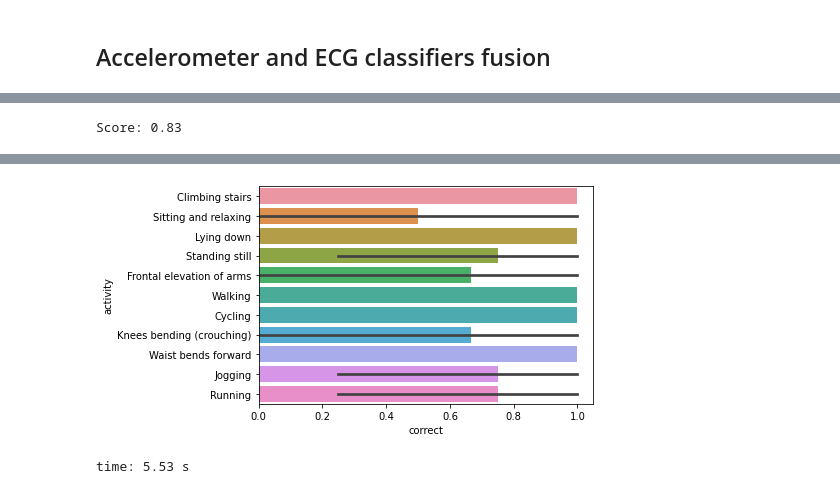
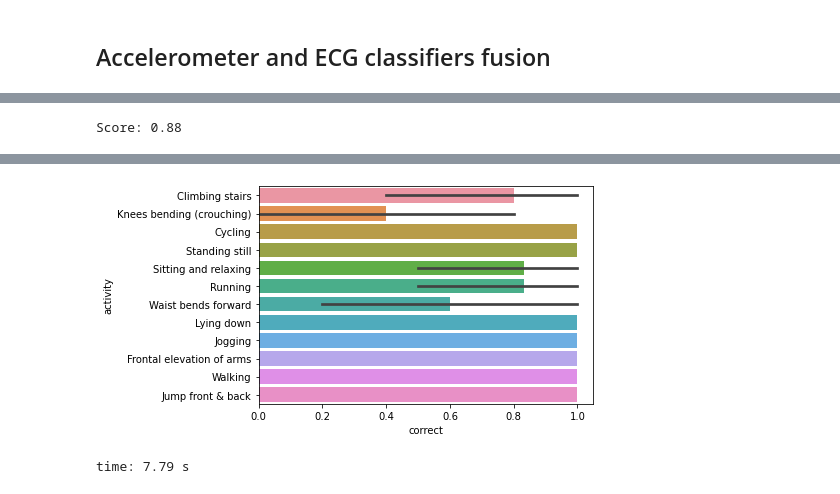
Before and after one commit to Midren/ActivityClassification, a Jupyter notebook: project.ipynb, the cells around one changed output, grey strips where cells are left out. Saved outputs shown, nothing was run; the diff lists cells and outputs as text; code cells hidden in the pictures.

```diff
--- a/project.ipynb
+++ b/project.ipynb
@@ -463,5 +499,5 @@ time: 5.27 ms
 # %%
 for signals, activity in signal_activity_pairs:
-    signals.iloc[:, 0] = signal.medfilt(signals.iloc[:, 0])
-    break
+    b, a, score = get_best_filter(signals.iloc[:, 0], 0.4, 0.6, 'highpass', fs, signal.buttord, signal.butter)
+    signals.iloc[:, 0] = signal.lfilter(b, a, signals.iloc[:, 0])
 # %% [output]
@@ -971,14 +1014,13 @@ params = {
             'degree': np.arange(1, 6, 1)
         }
 
-model = SVC()
-clf = GridSearchCV(model, params, n_jobs=5,
+clf = GridSearchCV(SVC(), params, n_jobs=5,
                cv=StratifiedKFold(random_state=42, shuffle=True),
                verbose=0, refit=True)
 
 scaler = StandardScaler()
 clf.fit(scaler.fit_transform(X_train), y_train)
-y_pred = clf.predict(scaler.transform(X_test))
+y_pred = clf.predict(scaler.fit_transform(X_test))
 score = accuracy_score(y_pred, y_test)
 print("Score: {:.2f}".format(score))
 show_result(y_pred, y_test)
@@ -994,3 +1032,3 @@ time: 7.62 s
 # %%
-best_params = {'C': 12.25, 'degree': 1, 'kernel': 'rbf'}
+best_params = {'C': 13, 'degree': 2, 'kernel': 'poly'}
 # %% [output]
@@ -1005,7 +1042,0 @@ time: 415 µs
-# %%
-data = pd.concat([ accel_features_df.iloc[:, :-1], ecg_features_df.iloc[:, [0, 1, 2, 3, 4, 8, 9, 10, 10, -4, -3, -2, -1]] ], axis=1)
-# data = pd.concat([ accel_features_df.iloc[:, :-1], ecg_features_df.iloc[:, :] ], axis=1)
-
-X = data.drop(columns=['activity'])
-y = data['activity']
-X_train, X_test, y_train, y_test = train_test_split(X, y, test_size=0.20, random_state=42, stratify=y)
@@ -1051,26 +1172,34 @@ time: 16.7 s
 # %%
+feature_set = features[11]
+data = pd.concat([ accel_features_df.iloc[:, :-1], ecg_features_df.iloc[:, feature_set + [-1]] ], axis=1)
+
+X = data.drop(columns=['activity'])
+y = data['activity']
+X_train, X_test, y_train, y_test = train_test_split(X, y, test_size=0.20, random_state=42, stratify=y)
+
 model_accel = SVC(**best_params)
 scaler2 = StandardScaler()
 model_accel.fit(scaler2.fit_transform(X_train.iloc[:, :27]), y_train)
-y_pred_train = model_accel.predict(scaler2.fit_transform(X_train.iloc[:, :27]))
-y_pred_test = model_accel.predict(scaler2.fit_transform(X_test.iloc[:, :27]))
+y_pred_train = model_accel.predict(scaler2.transform(X_train.iloc[:, :27]))
+y_pred_test = model_accel.predict(scaler2.transform(X_test.iloc[:, :27]))
 
 clf_ecg = GridSearchCV(XGBClassifier(), params, n_jobs=5,
                cv=StratifiedKFold(random_state=42, shuffle=True),
                verbose=0, refit=True)
 
 pca = PCA(n_components=1)
 scaler = StandardScaler()
 pca_comps_train = pca.fit_transform(scaler.fit_transform(X_train.iloc[:, 27:]))
 clf_ecg.fit(np.hstack([pca_comps_train, y_pred_train.reshape(-1, 1)]), y_train)
+
 pca_comps_test = pca.transform(scaler.transform(X_test.iloc[:, 27:]))
 y_pred = clf_ecg.predict(np.hstack([pca_comps_test, y_pred_test.reshape(-1, 1)]))
 score = accuracy_score(y_pred, y_test)
 
 print("Score: {:.2f}".format(score))
 show_result(y_pred, y_test)
 # %% [output]
-Score: 0.83
+Score: 0.88
 [interactive output not drawn]
-[figure, old version]
+[figure, new version]
-time: 5.53 s
+time: 7.79 s
```
Also changed, not shown: parts of 66 cells of this notebook.
